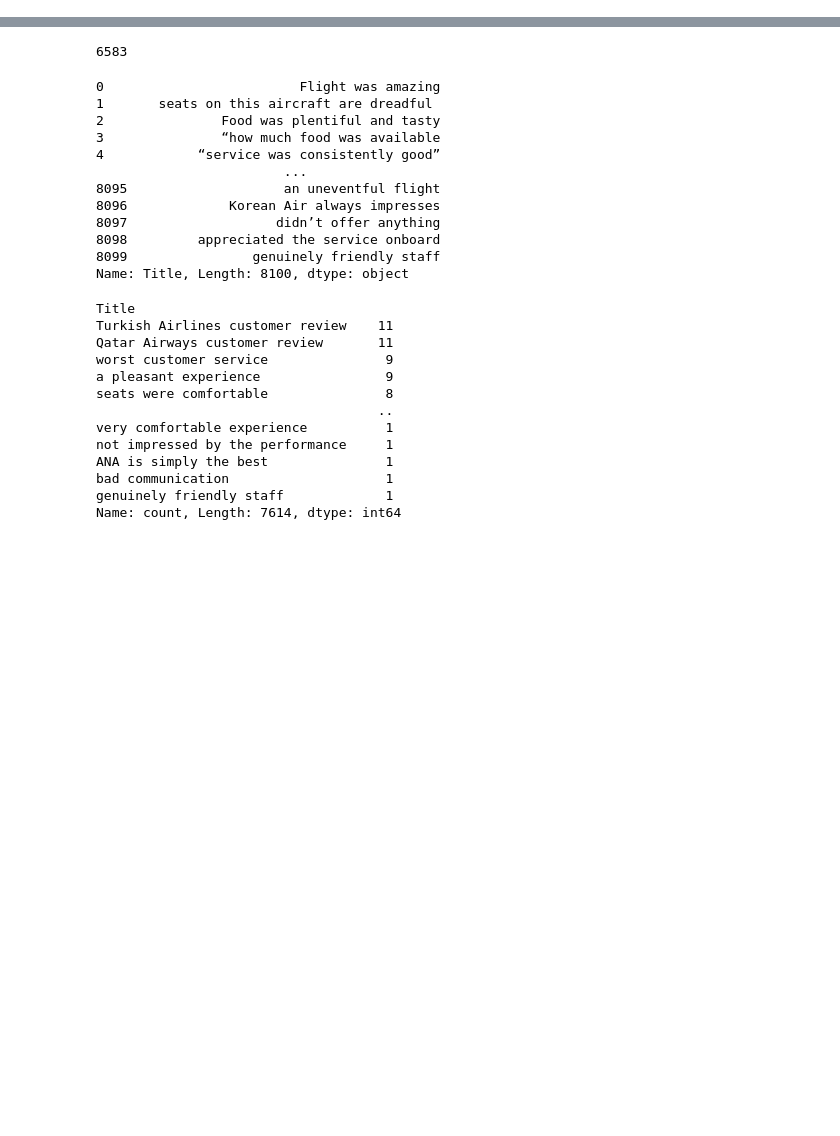
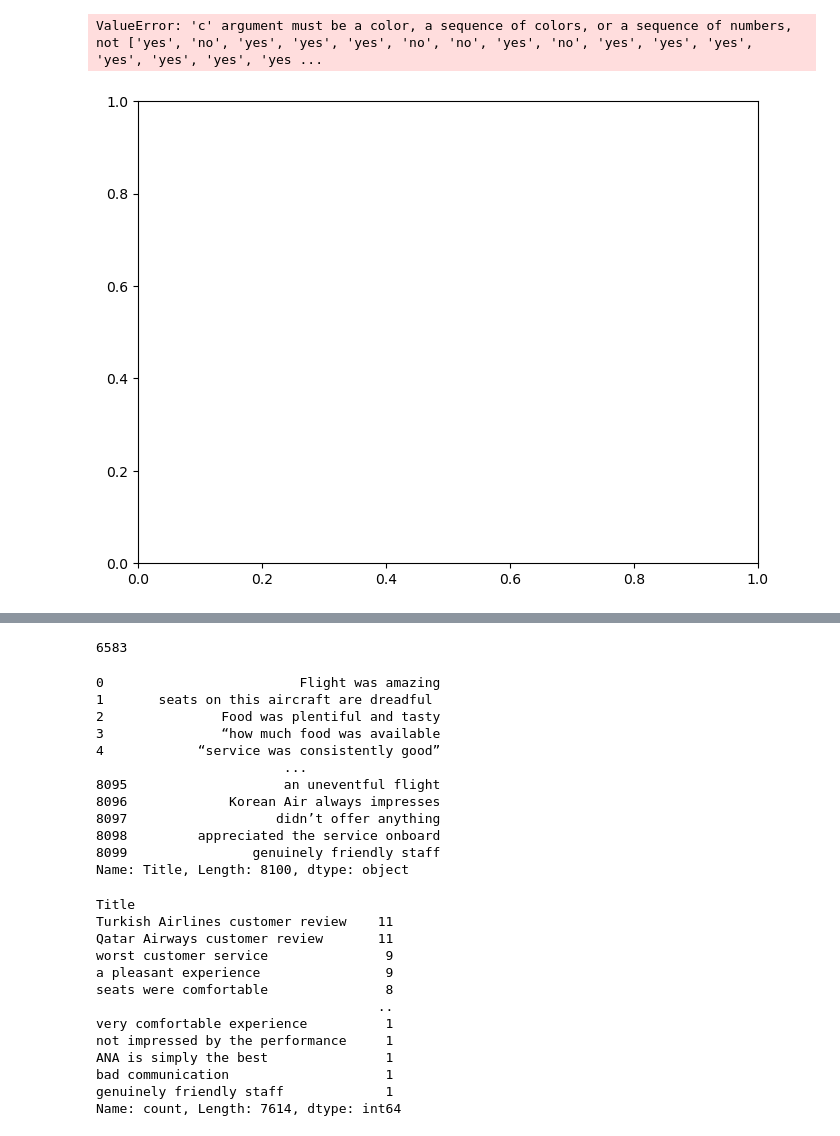
Before and after one commit to HasmigG/Airline_Passenger_Satisfaction_Analysis, a Jupyter notebook: etl_2.ipynb, the cells around one changed output, grey strips where cells are left out. Drawn from its saved outputs; the diff is of its cells as text; code cells hidden in the pictures; blank space fills up the shorter version.

Commit message:
scatter plot needs colors or numbers

```diff
--- a/etl_2.ipynb
+++ b/etl_2.ipynb
@@ -53,0 +23,2 @@ for comment in comments:
+# %%
+ratings = list(df.iloc[:,16].values)
@@ -53,0 +46,26 @@ for comment in comments:
+# %%
+with open('Resources/airlines_reviews.csv', 'r') as file:
+    reader = csv.reader(file)
+    # Skip the header row if it exists
+    next(reader, None)
+
+    # Iterate over the rows and extract the comments
+    comments = [row[0] for row in reader]
+
+    ratings = [float(row[16]) for row in reader]
+
+polarities = []
+subjectivities = []
+
+# Analyze the sentiment of each comment
+for comment in comments:
+    blob = TextBlob(comment)
+    polarity = blob.sentiment.polarity
+    subjectivity = blob.sentiment.subjectivity
+    polarities.append(polarity)
+    subjectivities.append(subjectivity)
+
+    print(f"Comment: {comment}")
+    print(f"Polarity: {polarity}")
+    print(f"Subjectivity: {subjectivity}")
+    print()
@@ -54 +110,11 @@ for comment in comments:
+# %%
+plt.figure(figsize=(8, 6))
+scatter = plt.scatter(polarities, subjectivities, c=ratings, cmap='viridis', alpha=0.5)
+plt.xlabel('Polarity')
+plt.ylabel('Subjectivity')
+plt.title('Polarity vs. Subjectivity')
+plt.show()
+# %% [output]
+ValueError: 'c' argument must be a color, a sequence of colors, or a sequence of numbers, not ['yes', 'no', 'yes', 'yes', 'yes', 'no', 'no', 'yes', 'no', 'yes', 'yes', 'yes', 'yes', 'yes', 'yes', 'yes ...
+[figure, added]
 # %%
```
Also changed, not shown: parts of 14 cells of this notebook.
